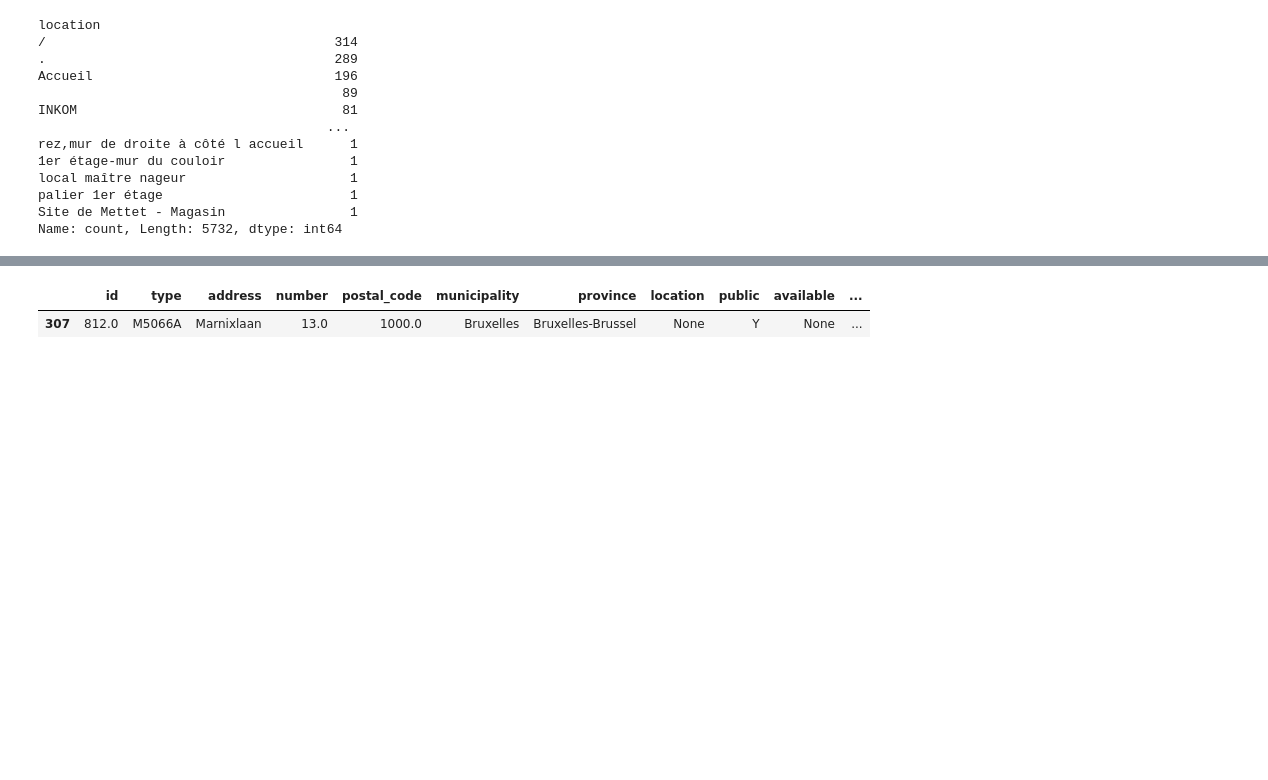
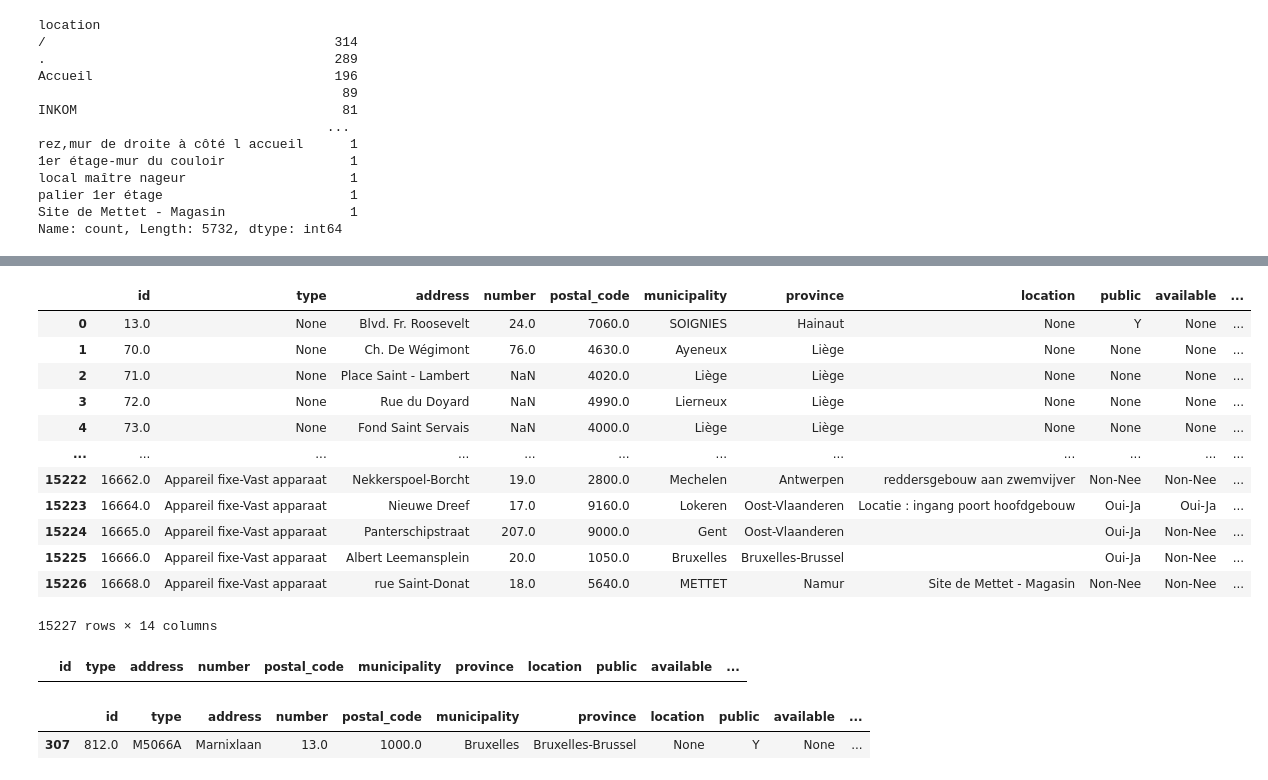
Before and after one commit to isa-sc/mda-project, a Jupyter notebook: script 1.ipynb, the cells around one changed output, grey strips where cells are left out. Saved outputs shown, nothing was run; the diff lists cells and outputs as text; code cells hidden in the pictures; blank space fills up the shorter version.

Commit message:
Update script 1.ipynb
Start of data cleaning opening and closing hours and opening days

```diff
--- a/script 1.ipynb
+++ b/script 1.ipynb
@@ -151,0 +308,3 @@ Name: count, Length: 5732, dtype: int64
+# %%
+# Apply the function to the DataFrame
+df_aed[['opening_hour', 'closing_hour', 'opening_days']] = df_aed.apply(extract_time_info, axis=1)
@@ -151,0 +356,20 @@ Name: count, Length: 5732, dtype: int64
+# %%
+df_aed
+# %% [output]
+|  | id | type | address | number | postal_code | municipality | province | location | public | available | ... |
+| 0 | 13.0 | None | Blvd. Fr. Roosevelt | 24.0 | 7060.0 | SOIGNIES | Hainaut | None | Y | None | ... |
+| 1 | 70.0 | None | Ch. De Wégimont | 76.0 | 4630.0 | Ayeneux | Liège | None | None | None | ... |
+| 2 | 71.0 | None | Place Saint - Lambert | NaN | 4020.0 | Liège | Liège | None | None | None | ... |
+| 3 | 72.0 | None | Rue du Doyard | NaN | 4990.0 | Lierneux | Liège | None | None | None | ... |
+| 4 | 73.0 | None | Fond Saint Servais | NaN | 4000.0 | Liège | Liège | None | None | None | ... |
+| ... | ... | ... | ... | ... | ... | ... | ... | ... | ... | ... | ... |
+| 15222 | 16662.0 | Appareil fixe-Vast apparaat | Nekkerspoel-Borcht | 19.0 | 2800.0 | Mechelen | Antwerpen | reddersgebouw aan zwemvijver | Non-Nee | Non-Nee | ... |
+| 15223 | 16664.0 | Appareil fixe-Vast apparaat | Nieuwe Dreef | 17.0 | 9160.0 | Lokeren | Oost-Vlaanderen | Locatie : ingang poort hoofdgebouw | Oui-Ja | Oui-Ja | ... |
+| 15224 | 16665.0 | Appareil fixe-Vast apparaat | Panterschipstraat | 207.0 | 9000.0 | Gent | Oost-Vlaanderen |  | Oui-Ja | Non-Nee | ... |
+| 15225 | 16666.0 | Appareil fixe-Vast apparaat | Albert Leemansplein | 20.0 | 1050.0 | Bruxelles | Bruxelles-Brussel |  | Oui-Ja | Non-Nee | ... |
+| 15226 | 16668.0 | Appareil fixe-Vast apparaat | rue Saint-Donat | 18.0 | 5640.0 | METTET | Namur | Site de Mettet - Magasin | Non-Nee | Non-Nee | ... |
+15227 rows × 14 columns
+# %%
+df_aed.loc[df_aed['opening_days']=='ma']
+# %% [output]
+|  | id | type | address | number | postal_code | municipality | province | location | public | available | ... |
```
Also changed, not shown: parts of 10 cells of this notebook.
